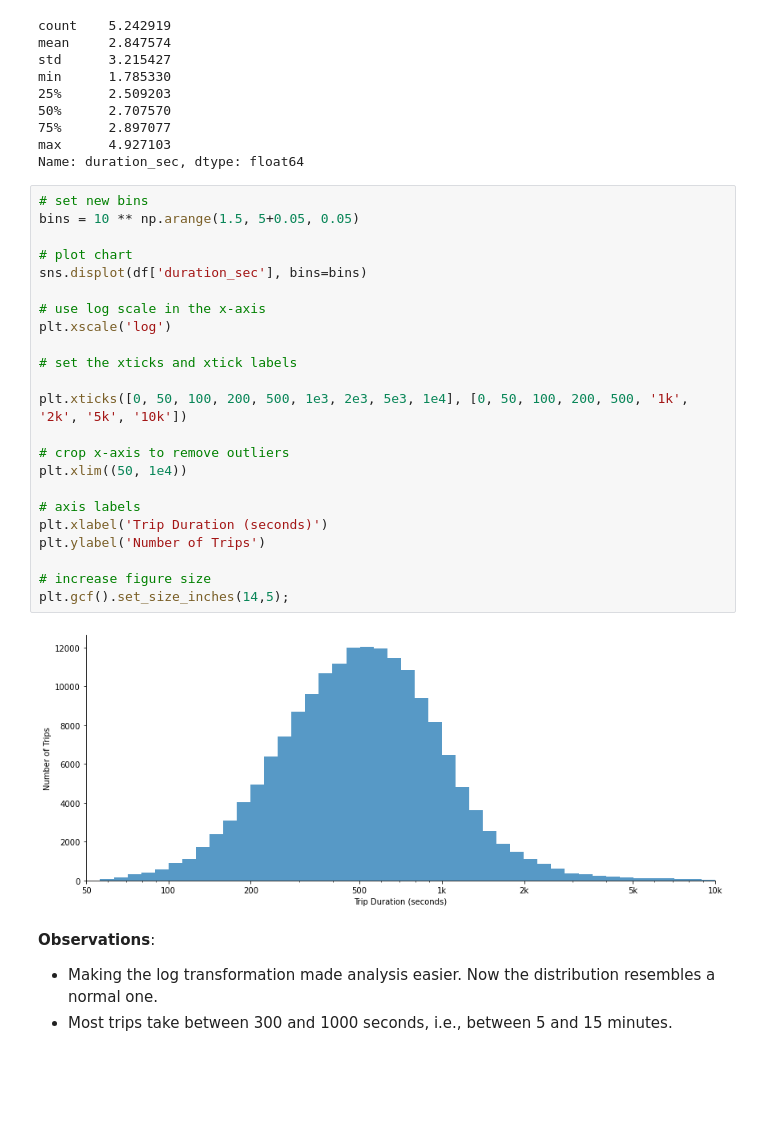
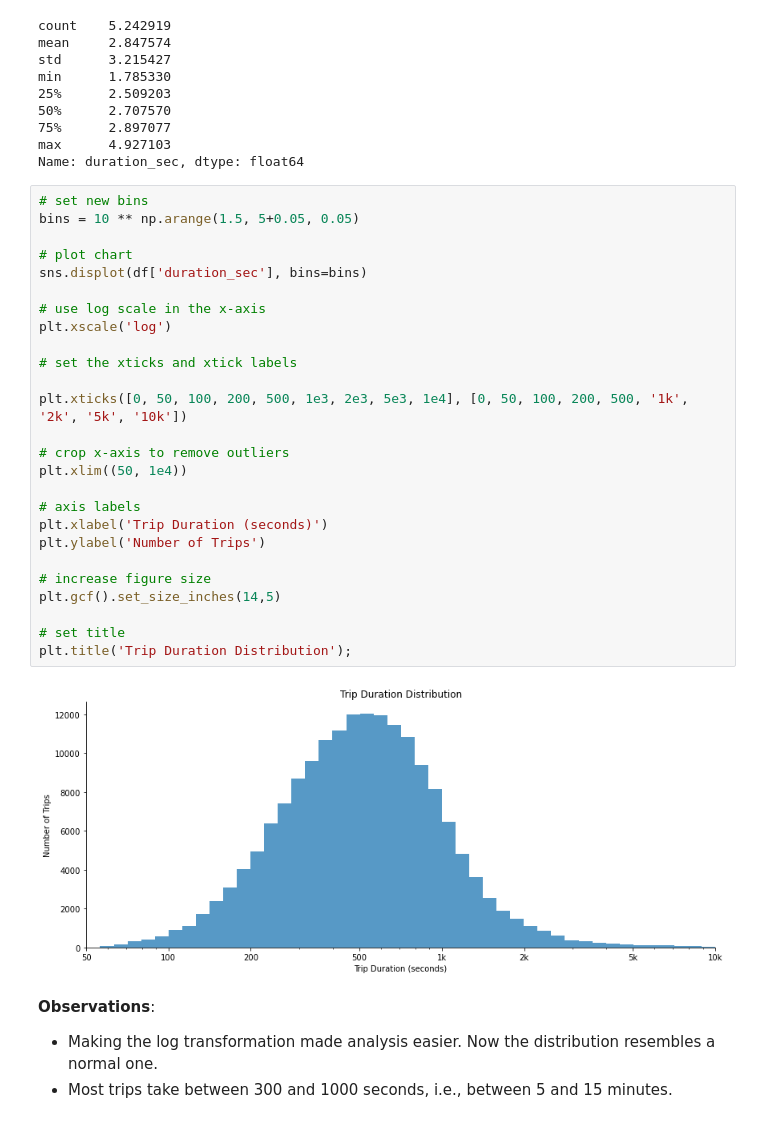
Before and after one commit to tharcyla/communicate-data-findings, a Jupyter notebook: Part_I_Exploration.ipynb, the cells around one changed output. Saved outputs shown, nothing was run; the diff lists cells and outputs as text; blank space fills up the shorter version.

```diff
--- a/Part_I_Exploration.ipynb
+++ b/Part_I_Exploration.ipynb
@@ -454,28 +472,31 @@ Name: duration_sec, dtype: float64
 # %%
 # set new bins
 bins = 10 ** np.arange(1.5, 5+0.05, 0.05)
 
 # plot chart
 sns.displot(df['duration_sec'], bins=bins)
 
 # use log scale in the x-axis
 plt.xscale('log')
 
 # set the xticks and xtick labels
 
 plt.xticks([0, 50, 100, 200, 500, 1e3, 2e3, 5e3, 1e4], [0, 50, 100, 200, 500, '1k', '2k', '5k', '10k'])
 
 # crop x-axis to remove outliers
 plt.xlim((50, 1e4))
 
 # axis labels
 plt.xlabel('Trip Duration (seconds)')
 plt.ylabel('Number of Trips')
 
 # increase figure size
-plt.gcf().set_size_inches(14,5);
+plt.gcf().set_size_inches(14,5)
+
+# set title
+plt.title('Trip Duration Distribution');
 # %% [output]
-[figure, old version]
+[figure, new version]
 # %% [markdown]
 **Observations**:
 - Making the log transformation made analysis easier. Now the distribution resembles a normal one.
```
Also changed, not shown: parts of 38 cells of this notebook.
